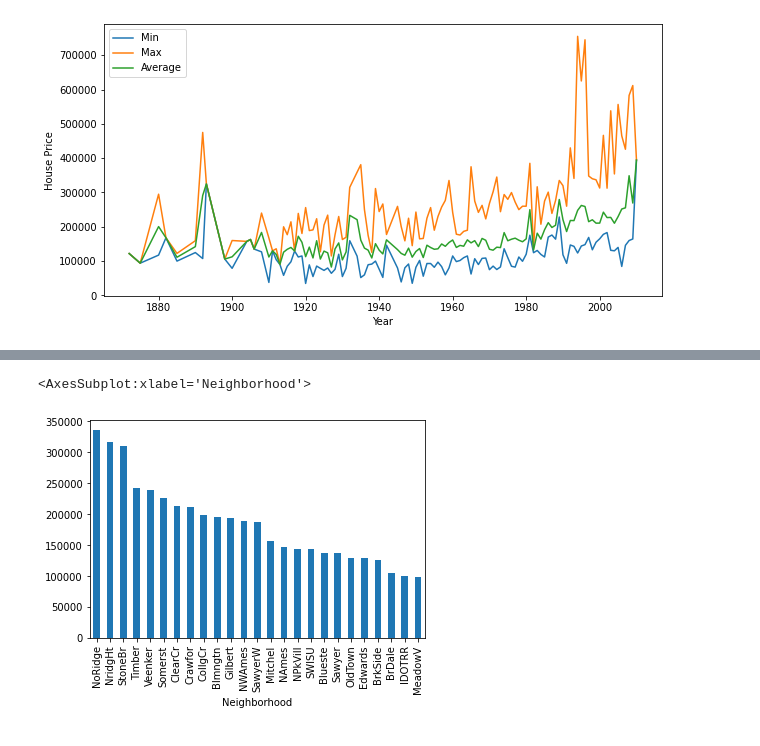
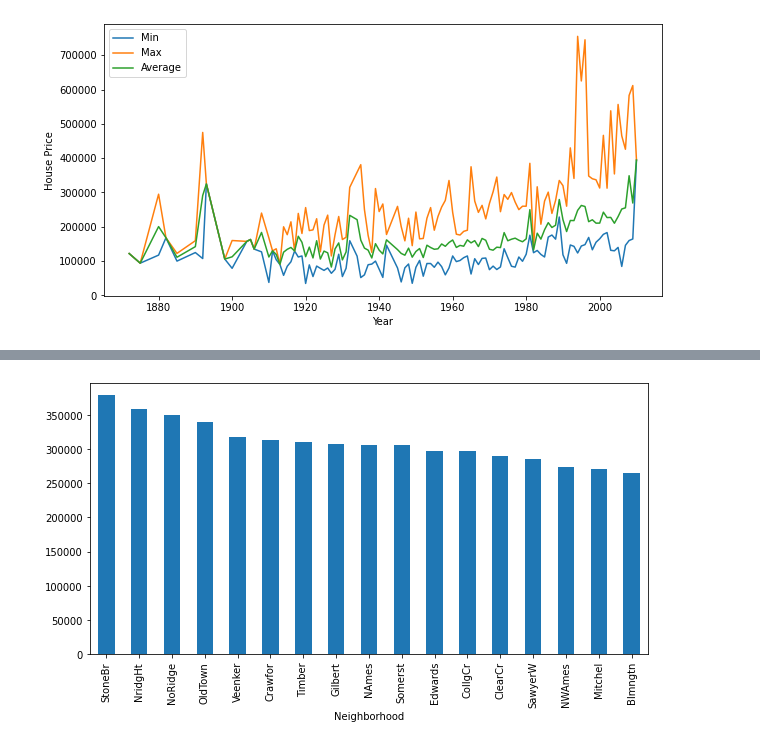
Before and after one commit to Ryan95Z/ml-house-prices, a Jupyter notebook: notebooks/House Prices - EDA.ipynb, the cells around one changed output, grey strips where cells are left out. Cells and saved outputs as stored; diff of their text form; code cells hidden in the pictures.

Commit message:
Started to drill down and look more in depth at the sale price feature with the refined dataset

```diff
--- a/notebooks/House Prices - EDA.ipynb
+++ b/notebooks/House Prices - EDA.ipynb
@@ -483,0 +477,13 @@ plt.show()
+# %%
+sale_price = data['SalePrice']
+sns.boxplot(sale_price)
+plt.show()
+
+# Work out the interquartile range
+q1 = sale_price.quantile(0.25)
+q3 = sale_price.quantile(0.75)
+iqr = Q3 - Q1
+
+# Extracting those that are outside of the normal distribution
+outlier_sale_price_df = data[(sale_price > (q1 + 1.5 * iqr))]
+print("Number of outlier houses: ", outlier_sale_price_df.shape[0])
@@ -484,5 +493,6 @@ plt.show()
 # %%
-data.groupby('Neighborhood')['SalePrice'].mean().sort_values()[::-1].plot(kind='bar')
+expensive_neighbourhoods = outlier_sale_price_df.groupby('Neighborhood')['SalePrice'].mean().sort_values()[::-1]
+expensive_neighbourhoods.plot(kind='bar', figsize=(10, 5))
+plt.show()
 # %% [output]
-<AxesSubplot:xlabel='Neighborhood'>
-[figure, old version]
+[figure, new version]
```
Also changed, not shown: parts of 21 cells of this notebook.
